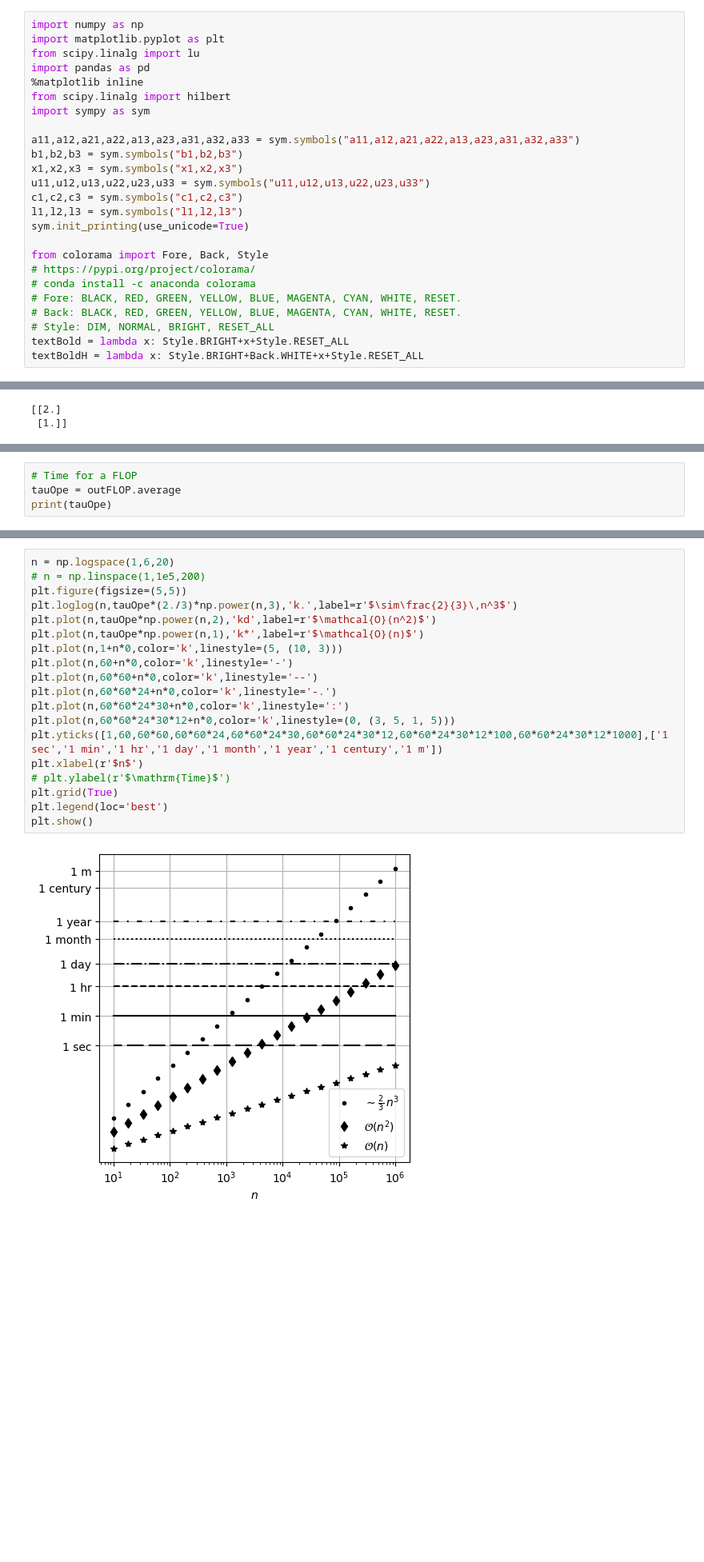
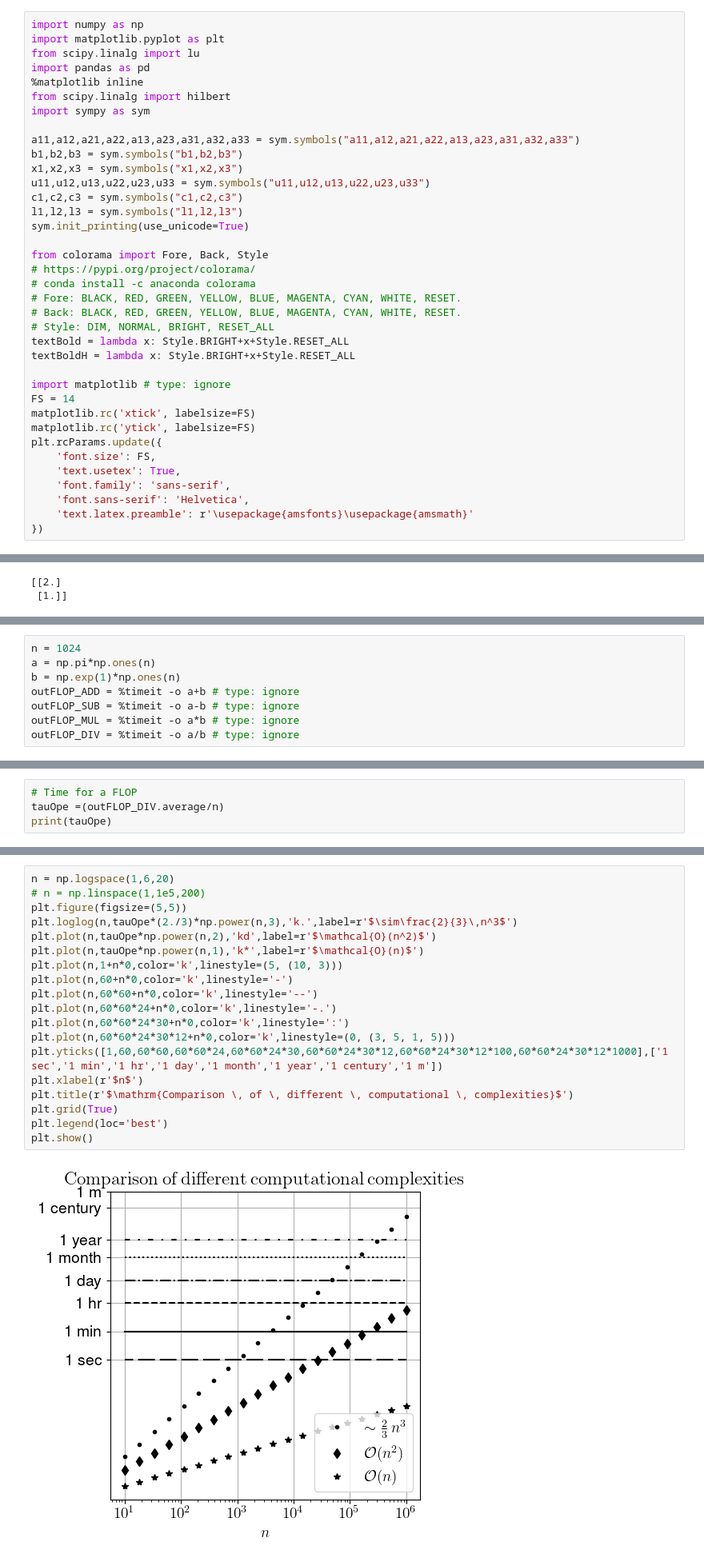
Before and after one commit to tclaudioe/Scientific-Computing-V3, a Jupyter notebook: Bonus - current/Bonus - 04 - GE, LU and PALU.ipynb, the cells around one changed output, grey strips where cells are left out. Shown at 80% size. Drawn from its saved outputs; the diff is of its cells as text; blank space fills up the shorter version.

```diff
--- a/Bonus - current/Bonus - 04 - GE, LU and PALU.ipynb
+++ b/Bonus - current/Bonus - 04 - GE, LU and PALU.ipynb
@@ -86,7 +86,19 @@ from colorama import Fore, Back, Style
 # Back: BLACK, RED, GREEN, YELLOW, BLUE, MAGENTA, CYAN, WHITE, RESET.
 # Style: DIM, NORMAL, BRIGHT, RESET_ALL
 textBold = lambda x: Style.BRIGHT+x+Style.RESET_ALL
-textBoldH = lambda x: Style.BRIGHT+Back.WHITE+x+Style.RESET_ALL
+textBoldH = lambda x: Style.BRIGHT+x+Style.RESET_ALL
+
+import matplotlib # type: ignore
+FS = 14
+matplotlib.rc('xtick', labelsize=FS)
+matplotlib.rc('ytick', labelsize=FS)
+plt.rcParams.update({
+    'font.size': FS,
+    'text.usetex': True,
+    'font.family': 'sans-serif',
+    'font.sans-serif': 'Helvetica',
+    'text.latex.preamble': r'\usepackage{amsfonts}\usepackage{amsmath}'
+})
 # %% [markdown]
 <a id="intro"></a>
 
@@ -1262,0 +1272,8 @@ outFLOP = %timeit -o a+b
+# %%
+n = 1024
+a = np.pi*np.ones(n)
+b = np.exp(1)*np.ones(n)
+outFLOP_ADD = %timeit -o a+b # type: ignore
+outFLOP_SUB = %timeit -o a-b # type: ignore
+outFLOP_MUL = %timeit -o a*b # type: ignore
+outFLOP_DIV = %timeit -o a/b # type: ignore
@@ -1263,5 +1303,5 @@ outFLOP = %timeit -o a+b
 # %%
 # Time for a FLOP
-tauOpe = outFLOP.average
+tauOpe =(outFLOP_DIV.average/n)
 print(tauOpe)
 # %% [output]
@@ -1269,21 +1309,21 @@ print(tauOpe)
 # %%
 n = np.logspace(1,6,20)
 # n = np.linspace(1,1e5,200)
 plt.figure(figsize=(5,5))
 plt.loglog(n,tauOpe*(2./3)*np.power(n,3),'k.',label=r'$\sim\frac{2}{3}\,n^3$')
 plt.plot(n,tauOpe*np.power(n,2),'kd',label=r'$\mathcal{O}(n^2)$')
 plt.plot(n,tauOpe*np.power(n,1),'k*',label=r'$\mathcal{O}(n)$')
 plt.plot(n,1+n*0,color='k',linestyle=(5, (10, 3)))
 plt.plot(n,60+n*0,color='k',linestyle='-')
 plt.plot(n,60*60+n*0,color='k',linestyle='--')
 plt.plot(n,60*60*24+n*0,color='k',linestyle='-.')
 plt.plot(n,60*60*24*30+n*0,color='k',linestyle=':')
 plt.plot(n,60*60*24*30*12+n*0,color='k',linestyle=(0, (3, 5, 1, 5)))
 plt.yticks([1,60,60*60,60*60*24,60*60*24*30,60*60*24*30*12,60*60*24*30*12*100,60*60*24*30*12*1000],['1 sec','1 min','1 hr','1 day','1 month','1 year','1 century','1 m'])
 plt.xlabel(r'$n$')
-# plt.ylabel(r'$\mathrm{Time}$')
+plt.title(r'$\mathrm{Comparison \, of \, different \, computational \, complexities}$')
 plt.grid(True)
 plt.legend(loc='best')
 plt.show()
 # %% [output]
-[figure, old version]
+[figure, new version]
```
Also changed, not shown: parts of 12 cells of this notebook, 3 other files.
